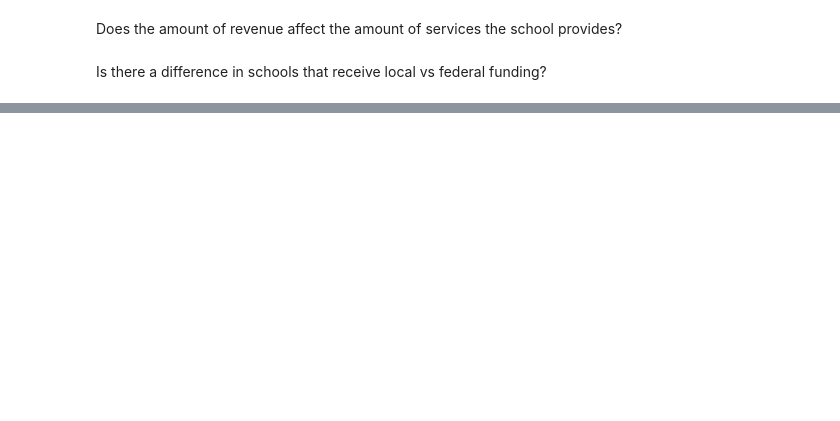
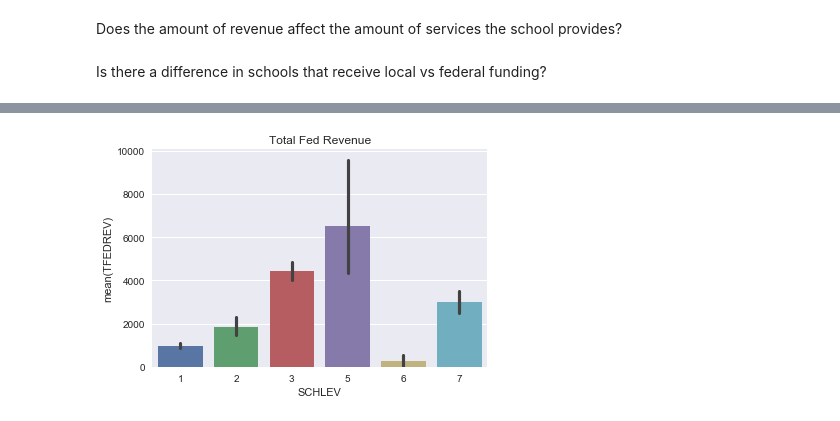
Before and after one commit to sophi-li/DSD_Project1, a Jupyter notebook: P1_School.ipynb, the cells around one changed output, grey strips where cells are left out. Cells and saved outputs as stored; diff of their text form; code cells hidden in the pictures; blank space fills up the shorter version.

```diff
--- a/P1_School.ipynb
+++ b/P1_School.ipynb
@@ -63,0 +85,4 @@ Is there a difference in schools that receive local vs federal funding?
+# %%
+FED = sns.barplot(clean_df.SCHLEV, clean_df.TFEDREV).set_title('Total Fed Revenue')
+# %% [output]
+[figure, added]
```
Also changed, not shown: parts of 17 cells of this notebook.
